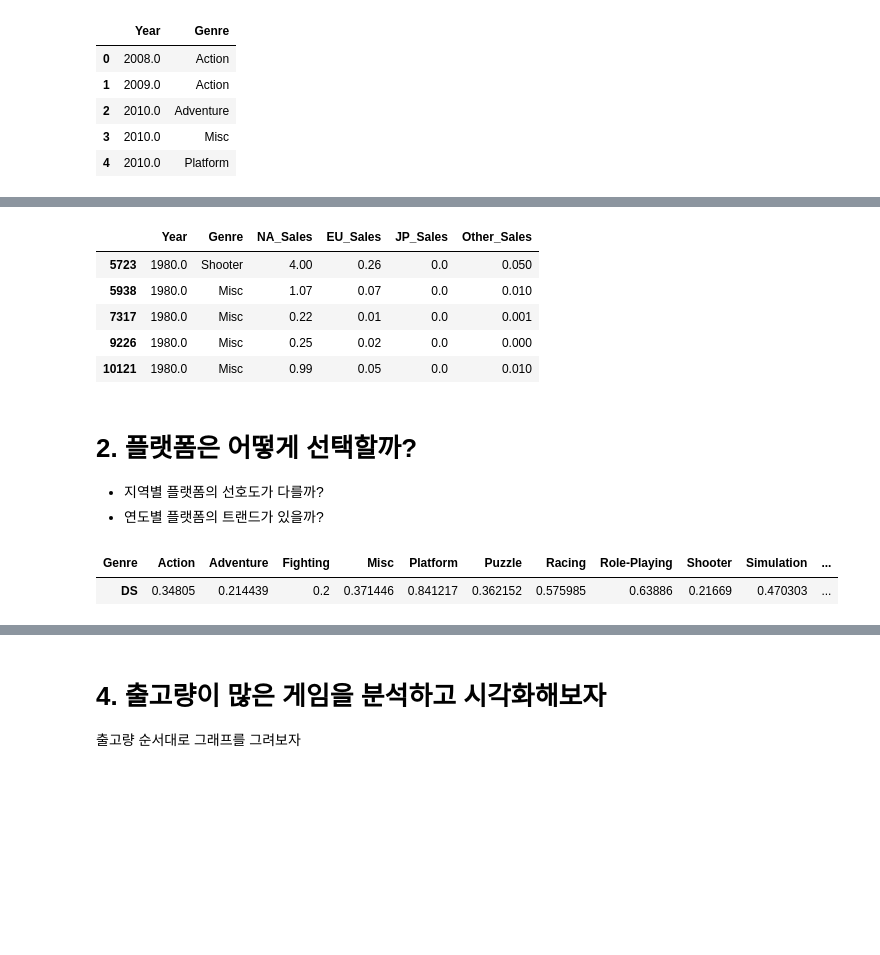
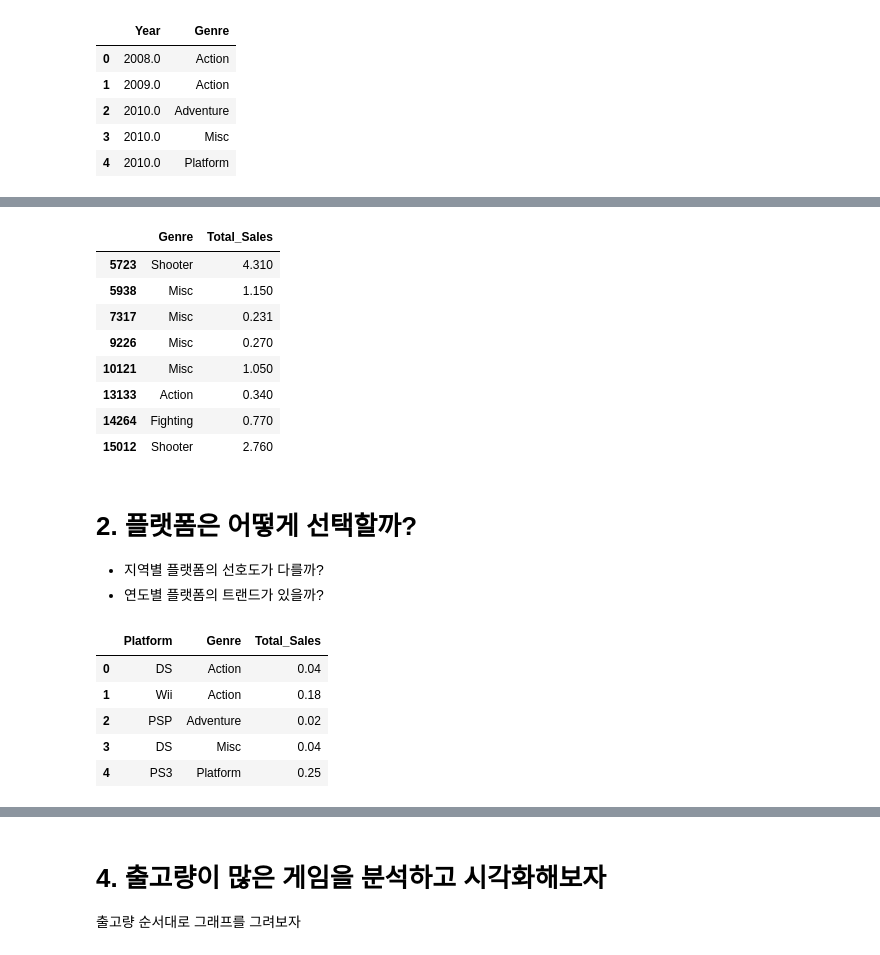
Before and after one commit to bong7233/AI_Project_1, a Jupyter notebook: AI_03_이상봉_Section1.ipynb, the cells around one changed output, grey strips where cells are left out. Saved outputs shown, nothing was run; the diff lists cells and outputs as text; code cells hidden in the pictures; blank space fills up the shorter version.

```diff
--- a/AI_03_이상봉_Section1.ipynb
+++ b/AI_03_이상봉_Section1.ipynb
@@ -197,30 +190,37 @@ pd.crosstab(df3.Year,df3.Genre).T
 # %%
 # 연도별 데이터나누기
 
 # 연도리스트 생성
 years = ['1980.0', '1981.0', '1982.0', '1983.0', '1984.0', '1985.0', '1986.0',
        '1987.0', '1988.0', '1989.0', '1990.0', '1991.0', '1992.0', '1993.0',
        '1994.0', '1995.0', '1996.0', '1997.0', '1998.0', '1999.0', '2000.0',
        '2001.0', '2002.0', '2003.0', '2004.0', '2005.0', '2006.0', '2007.0',
        '2008.0', '2009.0', '2010.0', '2011.0', '2012.0', '2013.0', '2014.0',
        '2015.0', '2016.0', '2017.0', '2020.0']
 
 # 연도별 데이터를 df_연도 형식의 데이터프레임으로 분류
 for year in years:
     df_year = df3[df['Year'] == year]
 
-df_1980.head()
+dd = df_1980.drop('Year',axis=1)
+dd['Total_Sales'] = dd['NA_Sales']+dd['EU_Sales']+dd['JP_Sales']+dd['Other_Sales']
 
-# 각 연도데이터 내에서 장르별 판매량을 비교
-# dff = df_1980.groupby('Genre').sum()
-# stats.ttest_1samp(dff, .5)
+dd = dd[['Genre','Total_Sales']]
+
+dd
+# ddf = dd.groupby('Genre').mean()
+# ddf
+# stats.ttest_1samp(dff['Total_Sales'], .5)
 # %% [output]
-|  | Year | Genre | NA_Sales | EU_Sales | JP_Sales | Other_Sales |
-| 5723 | 1980.0 | Shooter | 4.00 | 0.26 | 0.0 | 0.050 |
-| 5938 | 1980.0 | Misc | 1.07 | 0.07 | 0.0 | 0.010 |
-| 7317 | 1980.0 | Misc | 0.22 | 0.01 | 0.0 | 0.001 |
-| 9226 | 1980.0 | Misc | 0.25 | 0.02 | 0.0 | 0.000 |
-| 10121 | 1980.0 | Misc | 0.99 | 0.05 | 0.0 | 0.010 |
+|  | Genre | Total_Sales |
+| 5723 | Shooter | 4.310 |
+| 5938 | Misc | 1.150 |
+| 7317 | Misc | 0.231 |
+| 9226 | Misc | 0.270 |
+| 10121 | Misc | 1.050 |
+| 13133 | Action | 0.340 |
+| 14264 | Fighting | 0.770 |
+| 15012 | Shooter | 2.760 |
 # %% [markdown]
 # 2. 플랫폼은 어떻게 선택할까?
 
@@ -230,22 +230,14 @@ df_1980.head()
 # 총매출을 나타내는 Total_Sales 열 추가
 df['Total_Sales'] = df['EU_Sales'] + df['JP_Sales'] + df['NA_Sales'] + df['Other_Sales']
 
-# 플랫폼과 장르 총판매액만 나타내는 데이터프레임 선언, 결측치제거
+# 플랫폼과 총판매액만 나타내는 데이터프레임 선언, 결측치제거
 df_platform_genre = df[['Platform','Genre','Total_Sales']].dropna()
-df_platform_genre.isna().sum()
-
-# 함수만들기
-df_empty = pd.DataFrame(columns=['Action','Adventure',	'Fighting',	'Misc',	'Platform',	'Puzzle',	'Racing',	'Role-Playing',	'Shooter',	'Simulation',	'Sports',	'Strategy'])
-
-dff = df_platform_genre[df_platform_genre['Platform'] == 'DS']
-dff = dff[['Genre','Total_Sales']]
-
-re = dff.groupby('Genre').mean().T
-
-re2 = re.rename (index={'Total_Sales':'DS'})
-
-df_empty = pd.concat([df_empty,re2])
+df_platform_genre.head()
 # %% [output]
-| Genre | Action | Adventure | Fighting | Misc | Platform | Puzzle | Racing | Role-Playing | Shooter | Simulation | ... |
-| DS | 0.34805 | 0.214439 | 0.2 | 0.371446 | 0.841217 | 0.362152 | 0.575985 | 0.63886 | 0.21669 | 0.470303 | ... |
+|  | Platform | Genre | Total_Sales |
+| 0 | DS | Action | 0.04 |
+| 1 | Wii | Action | 0.18 |
+| 2 | PSP | Adventure | 0.02 |
+| 3 | DS | Misc | 0.04 |
+| 4 | PS3 | Platform | 0.25 |
 # %%
```
Also changed, not shown: parts of 5 cells of this notebook.
